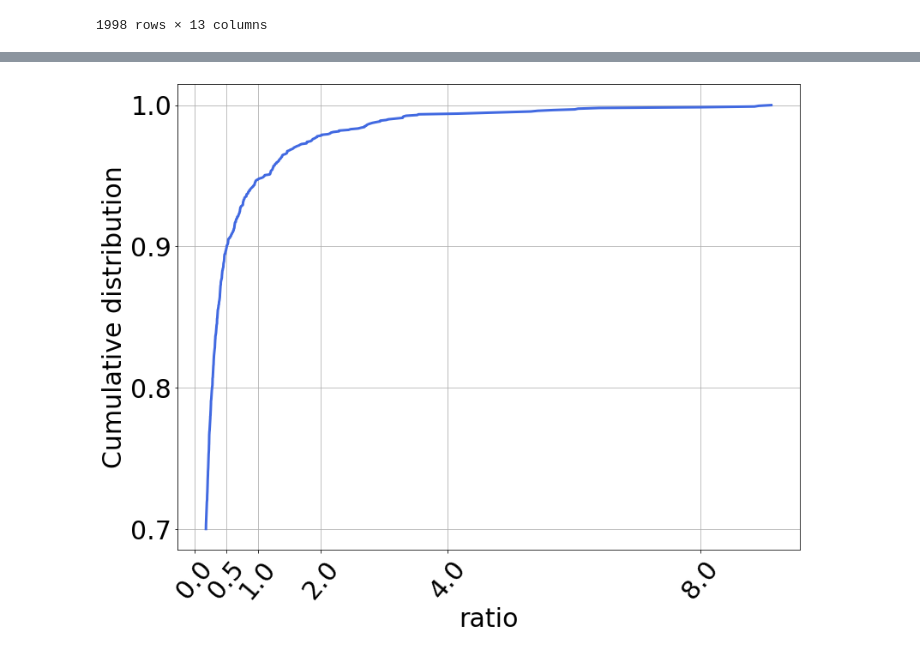
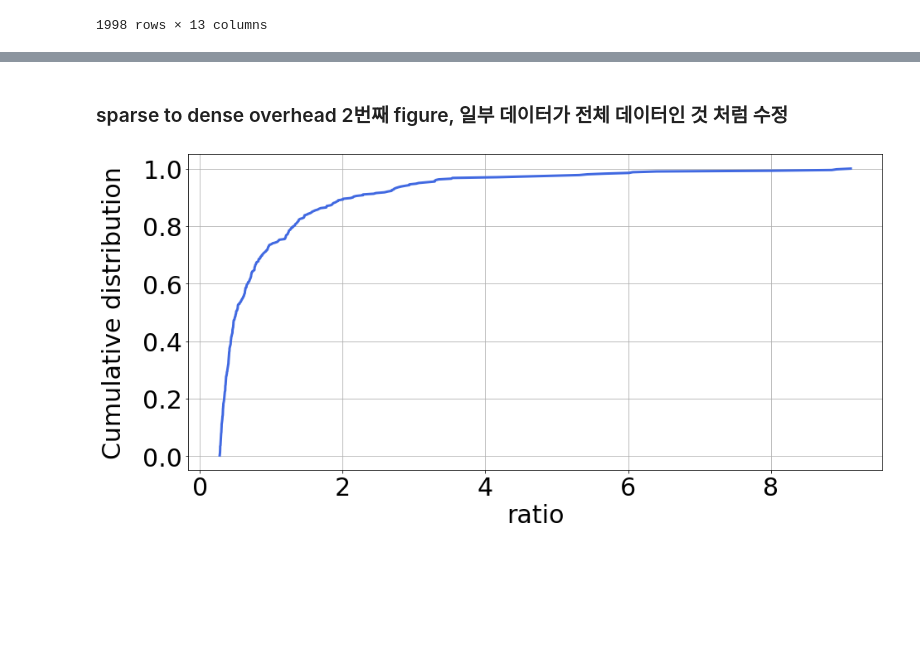
Before and after one commit to unhochoi/sparse-matrix-multiplication, a Jupyter notebook: figure/pyplot/sparse-to-dense-overhead-v2.ipynb, the cells around one changed output, grey strips where cells are left out. Drawn from its saved outputs; the diff is of its cells as text; code cells hidden in the pictures; blank space fills up the shorter version.

```diff
--- a/figure/pyplot/sparse-to-dense-overhead-v2.ipynb
+++ b/figure/pyplot/sparse-to-dense-overhead-v2.ipynb
@@ -54,25 +58,47 @@ plt.show()
 # %%
-import numpy as np
-import matplotlib.pyplot as plt
-from scipy.stats import uniform, norm
+# import numpy as np
+# import matplotlib.pyplot as plt
 
-plt.rcParams.update({'font.size': 30}) # 폰트사이즈 디폴트 설정
-fig = plt.figure(figsize=(13,10))
+# plt.rcParams.update({'font.size': 30}) # 폰트사이즈 디폴트 설정
+# fig = plt.figure(figsize=(15,7))
 
-# x 축으로 사용할 ratio
-ratio_top_30 = ratio[np.where(cdf > 0.70)[0]]
-cdf_top_30 = cdf[np.where(cdf > 0.70)[0]]
+# # 상위 20% ratio 뽑기
+# ratio_top_20 = ratio[int(len(ratio)*0.8):]
+# cdf_top_20 = cdf[int(len(ratio)*0.8):]
 
-plt.grid(True)
+# plt.grid(True)
 
-plt.xticks([0,0.5,1,2,4,8], rotation=50)
-plt.yticks([0.7,0.8,0.9,1.0])
+# plt.xlabel("ratio")
+# plt.ylabel("Cumulative distribution", labelpad=20)
 
-plt.xlabel("ratio")
-plt.ylabel("Cumulative distribution")
-
-plt.plot(ratio_top_30,cdf_top_30,linewidth=3, color = "royalblue")
-fig.savefig('./sparse-to-dense-overhead-v2-second.png')
-plt.show()
+# plt.plot(ratio_top_20,cdf_top_20,linewidth=3, color = "royalblue")
+# fig.savefig('./sparse-to-dense-overhead-v2-second.png')
+# plt.show()
-# %% [output]
-[figure, removed]
+# %% [markdown]
+### sparse to dense overhead 2번째 figure, 일부 데이터가 전체 데이터인 것 처럼 수정
+# %%
+import numpy as np
+import matplotlib.pyplot as plt
+
+plt.rcParams.update({'font.size': 30}) # 폰트사이즈 디폴트 설정
+fig = plt.figure(figsize=(15,7))
+
+# 상위 20% ratio 뽑기
+ratio_top_20 = ratio[int(len(ratio)*0.8):]
+
+# 배열의 모든 값을 초기화
+y = np.zeros(len(ratio_top_20)) + (1 / len(ratio_top_20))
+
+# 누적 비율 생성
+cdf_top_20 = np.cumsum(y)
+
+plt.grid(True)
+
+plt.xlabel("ratio")
+plt.ylabel("Cumulative distribution", labelpad=20)
+
+plt.plot(ratio_top_20,cdf_top_20,linewidth=3, color = "royalblue")
+fig.savefig('./sparse-to-dense-overhead-v2-second.png')
+plt.show()
+# %% [output]
+[figure, added]
```
Also changed, not shown: parts of 5 cells of this notebook, 5 other files.
